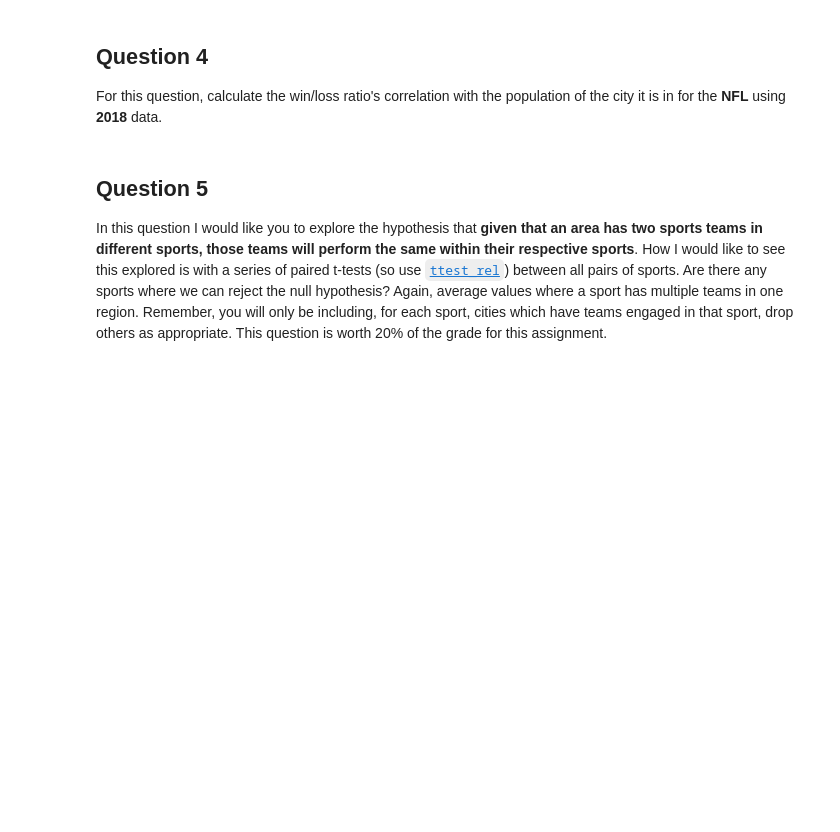
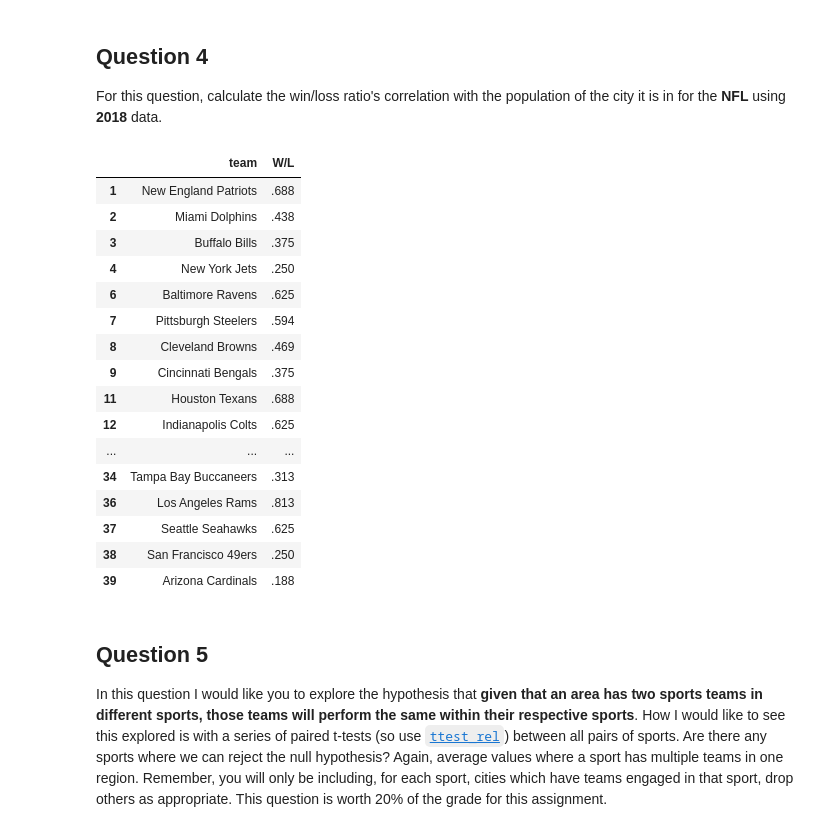
Before and after one commit to mintChocolate717/projects, a Jupyter notebook: Python/SportsTeam_Performance_by_Cities/analysis.ipynb, the cells around one changed output. Saved outputs shown, nothing was run; the diff lists cells and outputs as text; code cells hidden in the pictures; blank space fills up the shorter version.

```diff
--- a/Python/SportsTeam_Performance_by_Cities/analysis.ipynb
+++ b/Python/SportsTeam_Performance_by_Cities/analysis.ipynb
@@ -178,0 +375,37 @@ def nfl_correlation():
+# %%
+import pandas as pd
+
+nfl_df=pd.read_csv("assets/nfl.csv")
+
+# Step 3: Filter MLB data for the year 2018 and retain relevant columns
+nfl_df = nfl_df[nfl_df['year'] == 2018][['team', 'W-L%']]
+
+# Step 4: Rename 'W-L%' column for consistency
+nfl_df.rename(columns={'W-L%': 'W/L'}, inplace=True)
+
+# Step 4.5: Drop all divider rows that contain names like 'AFC North'
+nfl_df = nfl_df[~nfl_df['team'].str.contains('AFC|NFC')]
+
+# Step 5: Clean team names in the MLB dataset
+# Remove unnecessary characters such as '*' or '+'
+nfl_df['team'] = nfl_df['team'].replace(to_replace=r'\*|\+', value = '', regex=True).str.strip()
+
+nfl_df
+# %% [output]
+|  | team | W/L |
+| 1 | New England Patriots | .688 |
+| 2 | Miami Dolphins | .438 |
+| 3 | Buffalo Bills | .375 |
+| 4 | New York Jets | .250 |
+| 6 | Baltimore Ravens | .625 |
+| 7 | Pittsburgh Steelers | .594 |
+| 8 | Cleveland Browns | .469 |
+| 9 | Cincinnati Bengals | .375 |
+| 11 | Houston Texans | .688 |
+| 12 | Indianapolis Colts | .625 |
+| ... | ... | ... |
+| 34 | Tampa Bay Buccaneers | .313 |
+| 36 | Los Angeles Rams | .813 |
+| 37 | Seattle Seahawks | .625 |
+| 38 | San Francisco 49ers | .250 |
+| 39 | Arizona Cardinals | .188 |
```
Also changed, not shown: parts of 12 cells of this notebook.
